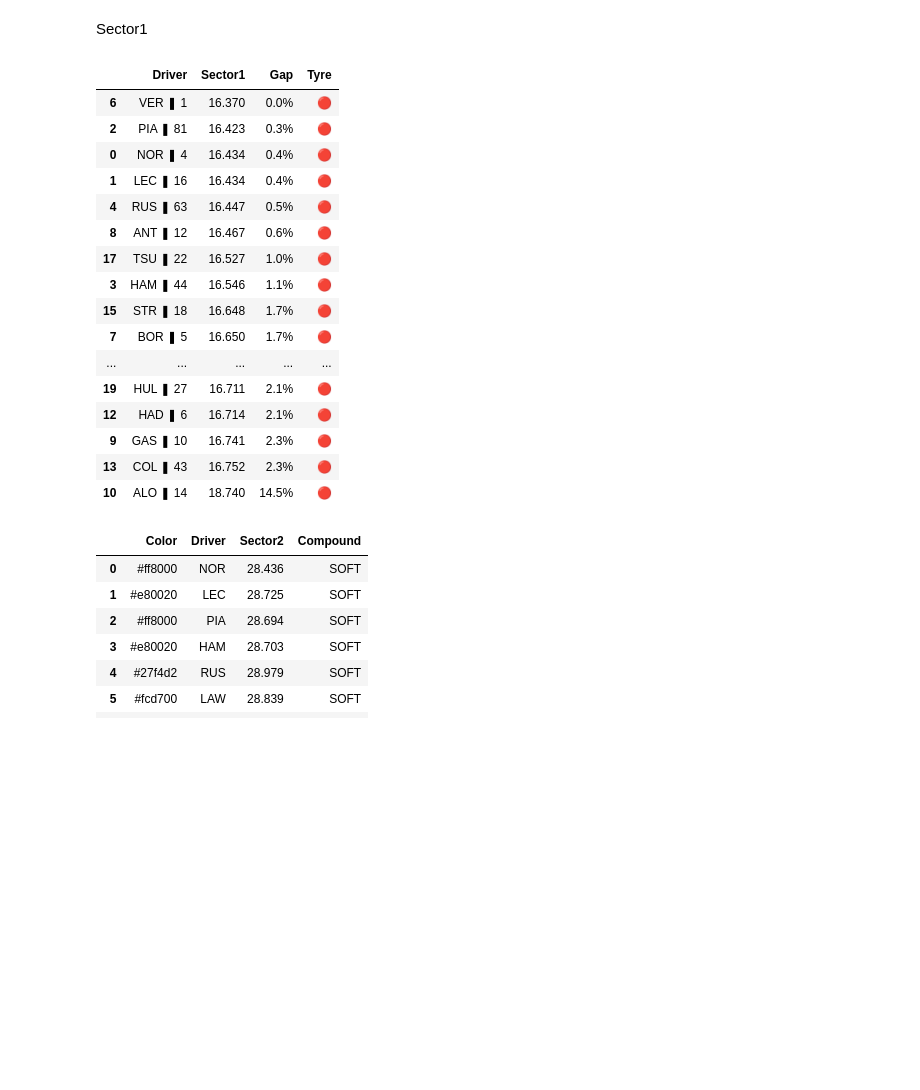
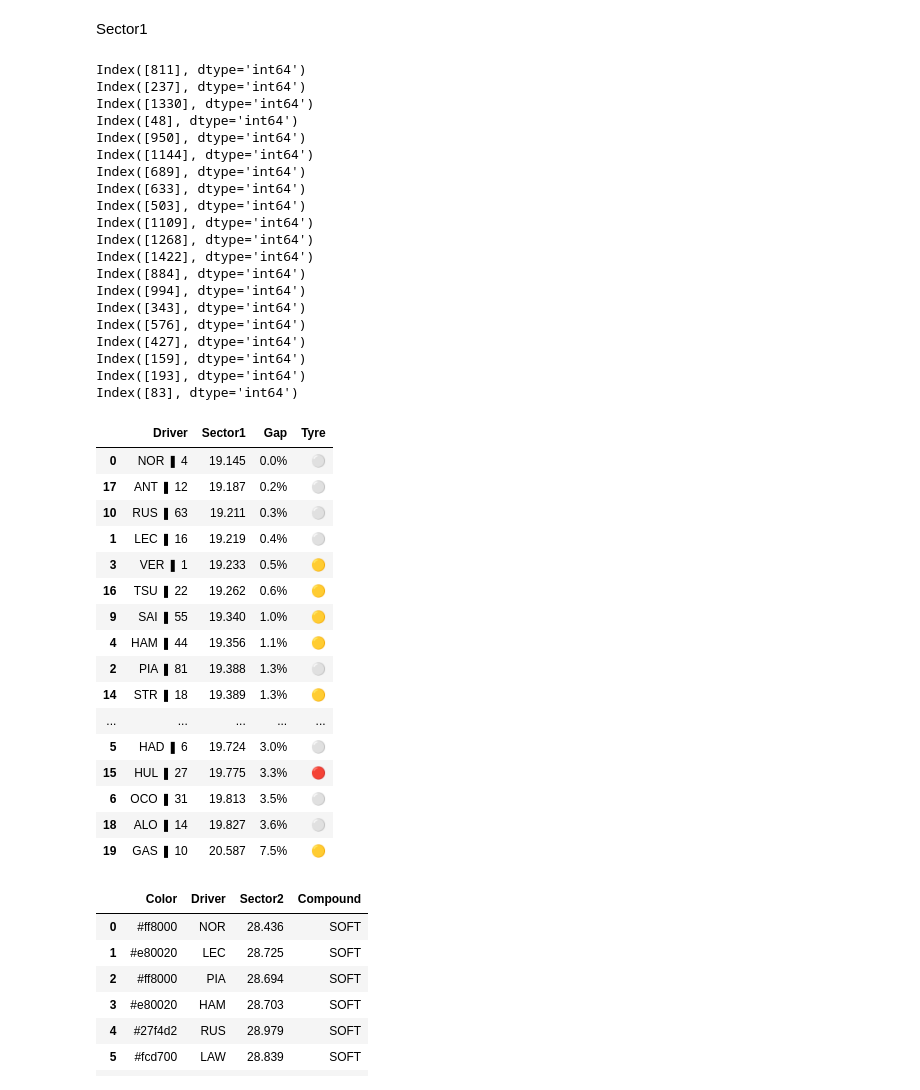
Before and after one commit to Kuriiios/f1_analysis_visualization, a Jupyter notebook: notebooks/race/race_table.ipynb, the cells around one changed output. Cells and saved outputs as stored; diff of their text form; code cells hidden in the pictures; blank space fills up the shorter version.

Commit message:
fixed sectors and lap best

```diff
--- a/notebooks/race/race_table.ipynb
+++ b/notebooks/race/race_table.ipynb
@@ -14,11 +14,10 @@ from fastf1.ergast import Ergast
 ergast = Ergast()
 
 year = 2025
-race_number = 7
-race_session = 'Q'
-Lap_Number = 31
-team='Ferrari'
-quali = 'Q1'
+race_number = 8
+race_session = 'R'
+Lap_Number = 78
+team = 'Ferrari'
 #year = int(input("Year ? "))
 #race_number = int(input("Race Number ? (1-24) "))
 #race_session = input('Session ?  (S, R) ')
@@ -443,7 +441,3 @@ req            INFO     Using cached data for weather_data
 req            INFO     Using cached data for race_control_messages
 core           INFO     Finished loading data for 20 drivers: ['1', '5', '6', '10', '12', '14', '18', '22', '23', '27', '30', '31', '38', '43', '44', '55', '63', '81', '87', '89']
 req            INFO     Using cached data for driver_info
-# %%
-session= fastf1.get_session(2025, 2, 'R')
-session.load()
-print(session.event.EventFormat)
@@ -1092,56 +1069,73 @@ tyres={
     'SUPERHARD': '🍊',
 }
 
-Lap_Number= 3
-
-driver_data_last_laps_df=pd.DataFrame()
 driver_data_best_laps = []
 driver_data_cols = ['Driver', 'Sector1', 'Gap', 'Tyre']
+#driver_data_cols = ['Driver', 'Sector1', 'Gap']
 for driver in session.drivers:
-
     driver_lap = session.laps.pick_drivers(driver).pick_laps(range(0, Lap_Number+1))
     try:
-        driver_data = [driver_lap.Driver.iloc[0] + ' ❚ ' + driver_lap.DriverNumber.iloc[0], np.min(driver_lap.Sector1Time), 0, driver_lap.Compound.iloc[Lap_Number-1]]
+        index_fastest_sector_1 = driver_lap.Sector1Time[driver_lap.Sector1Time == np.min(driver_lap.Sector1Time)].index
+        driver_data = [driver_lap.Driver.iloc[0] + ' ❚ ' + driver_lap.DriverNumber.iloc[0], np.min(driver_lap.Sector1Time), 0, driver_lap.Compound.loc[index_fastest_sector_1[0]]]
     except:
         continue
     driver_data_series = pd.Series(driver_data, index=driver_data_cols)
     driver_data_best_laps.append(driver_data_series)
 driver_data_best_laps_df = pd.DataFrame(driver_data_best_laps)
 driver_data_best_laps_df = driver_data_best_laps_df.sort_values('Sector1')
 driver_data_best_laps_df['Tyre'] = driver_data_best_laps_df.Tyre.replace(to_replace=tyres)
 driver_data_best_laps_df['Gap'] = ((driver_data_best_laps_df['Sector1'] - driver_data_best_laps_df['Sector1'].iloc[0])/driver_data_best_laps_df['Sector1'].iloc[0])*100
 styled_df = driver_data_best_laps_df.style
 styled_df = styled_df.apply(highlight_driver, subset=['Driver'])
 styled_df = styled_df.apply(color_df, subset=['Sector1'], color ='orange')
 styled_df = styled_df.apply(color_df, subset=['Gap'], color ='orange')
-styled_df = styled_df.apply(highlight_compound, subset=['Tyre'])
 
 formatters = {
     'Sector1': lambda x: str(x)[13:-3] if pd.notnull(x) else 'No Data',
     'Gap': lambda x: str(round(x,1))+'%' if pd.notnull(x) else 'No Data',
 }
 
 final_formatters = {k: v for k, v in formatters.items() if k in driver_data_best_laps_df.columns}
 styled_df = styled_df.format(final_formatters)
 styled_df
 # %% [output]
+Index([811], dtype='int64')
+Index([237], dtype='int64')
+Index([1330], dtype='int64')
+Index([48], dtype='int64')
+Index([950], dtype='int64')
+Index([1144], dtype='int64')
+Index([689], dtype='int64')
+Index([633], dtype='int64')
+Index([503], dtype='int64')
+Index([1109], dtype='int64')
+Index([1268], dtype='int64')
+Index([1422], dtype='int64')
+Index([884], dtype='int64')
+Index([994], dtype='int64')
+Index([343], dtype='int64')
+Index([576], dtype='int64')
+Index([427], dtype='int64')
+Index([159], dtype='int64')
+Index([193], dtype='int64')
+Index([83], dtype='int64')
 |  | Driver | Sector1 | Gap | Tyre |
-| 6 | VER ❚ 1 | 16.370 | 0.0% | 🔴 |
-| 2 | PIA ❚ 81 | 16.423 | 0.3% | 🔴 |
-| 0 | NOR ❚ 4 | 16.434 | 0.4% | 🔴 |
-| 1 | LEC ❚ 16 | 16.434 | 0.4% | 🔴 |
-| 4 | RUS ❚ 63 | 16.447 | 0.5% | 🔴 |
-| 8 | ANT ❚ 12 | 16.467 | 0.6% | 🔴 |
-| 17 | TSU ❚ 22 | 16.527 | 1.0% | 🔴 |
-| 3 | HAM ❚ 44 | 16.546 | 1.1% | 🔴 |
-| 15 | STR ❚ 18 | 16.648 | 1.7% | 🔴 |
-| 7 | BOR ❚ 5 | 16.650 | 1.7% | 🔴 |
+| 0 | NOR ❚ 4 | 19.145 | 0.0% | ⚪ |
+| 17 | ANT ❚ 12 | 19.187 | 0.2% | ⚪ |
+| 10 | RUS ❚ 63 | 19.211 | 0.3% | ⚪ |
+| 1 | LEC ❚ 16 | 19.219 | 0.4% | ⚪ |
+| 3 | VER ❚ 1 | 19.233 | 0.5% | 🟡 |
+| 16 | TSU ❚ 22 | 19.262 | 0.6% | 🟡 |
+| 9 | SAI ❚ 55 | 19.340 | 1.0% | 🟡 |
+| 4 | HAM ❚ 44 | 19.356 | 1.1% | 🟡 |
+| 2 | PIA ❚ 81 | 19.388 | 1.3% | ⚪ |
+| 14 | STR ❚ 18 | 19.389 | 1.3% | 🟡 |
 | ... | ... | ... | ... | ... |
-| 19 | HUL ❚ 27 | 16.711 | 2.1% | 🔴 |
-| 12 | HAD ❚ 6 | 16.714 | 2.1% | 🔴 |
-| 9 | GAS ❚ 10 | 16.741 | 2.3% | 🔴 |
-| 13 | COL ❚ 43 | 16.752 | 2.3% | 🔴 |
-| 10 | ALO ❚ 14 | 18.740 | 14.5% | 🔴 |
+| 5 | HAD ❚ 6 | 19.724 | 3.0% | ⚪ |
+| 15 | HUL ❚ 27 | 19.775 | 3.3% | 🔴 |
+| 6 | OCO ❚ 31 | 19.813 | 3.5% | ⚪ |
+| 18 | ALO ❚ 14 | 19.827 | 3.6% | ⚪ |
+| 19 | GAS ❚ 10 | 20.587 | 7.5% | 🟡 |
 # %%
 driver_data_last_laps_df=pd.DataFrame()
 driver_data_best_laps = []
```
Also changed, not shown: parts of 2 cells of this notebook, 1 other file.
